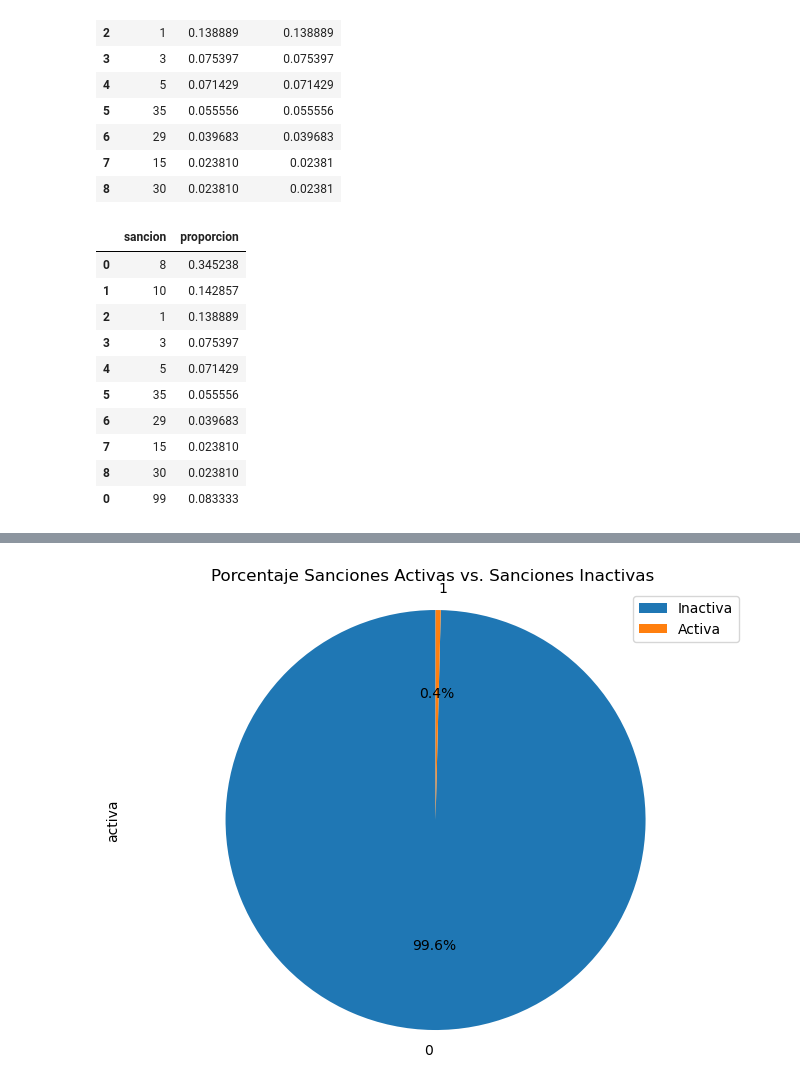
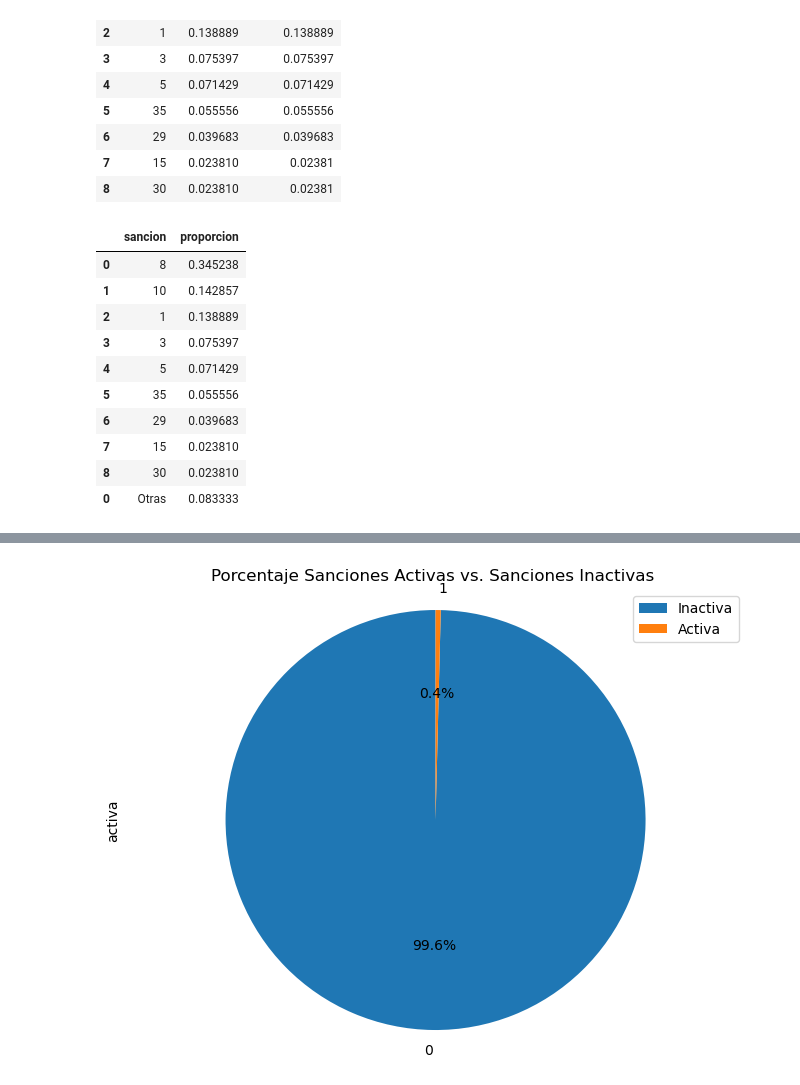
Before and after one commit to dfosorio111/tech_skills, a Jupyter notebook: visualization/data_analytics_AgenteSalas .ipynb, the cells around one changed output, grey strips where cells are left out. Drawn from its saved outputs; the diff is of its cells as text; code cells hidden in the pictures.

```diff
--- a/visualization/data_analytics_AgenteSalas .ipynb
+++ b/visualization/data_analytics_AgenteSalas .ipynb
@@ -503,25 +493,25 @@ df_aux1
 | 8 | 30 | 0.023810 | 0.02381 |
 # %%
 # Create a DataFrame for the float value
-float_df = pd.DataFrame({'sancion': [99], 'proporcion': [sum_others]})
+float_df = pd.DataFrame({'sancion': 'Otras', 'proporcion': [sum_others]})
 
 # Concatenate the original DataFrame and the float DataFrame
 concatenated_df = pd.concat([df_aux1, float_df])
 
 prop_final = concatenated_df[['sancion','proporcion']]
 prop_final
 # %% [output]
 |  | sancion | proporcion |
 | 0 | 8 | 0.345238 |
 | 1 | 10 | 0.142857 |
 | 2 | 1 | 0.138889 |
 | 3 | 3 | 0.075397 |
 | 4 | 5 | 0.071429 |
 | 5 | 35 | 0.055556 |
 | 6 | 29 | 0.039683 |
 | 7 | 15 | 0.023810 |
 | 8 | 30 | 0.023810 |
-| 0 | 99 | 0.083333 |
+| 0 | Otras | 0.083333 |
 # %%
 # Create a pie chart
 plt.figure(figsize=(10, 8))
```
Also changed, not shown: parts of 27 cells of this notebook, 1 other file.
